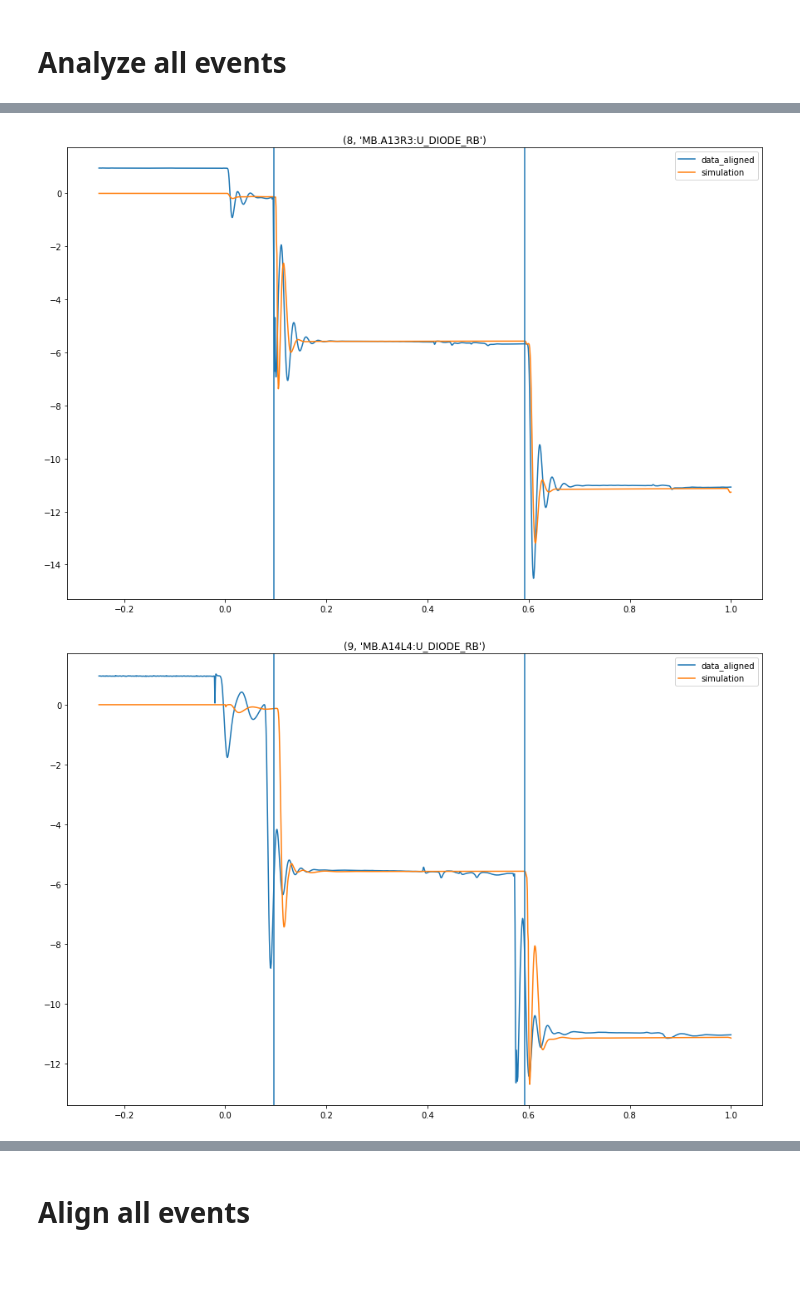
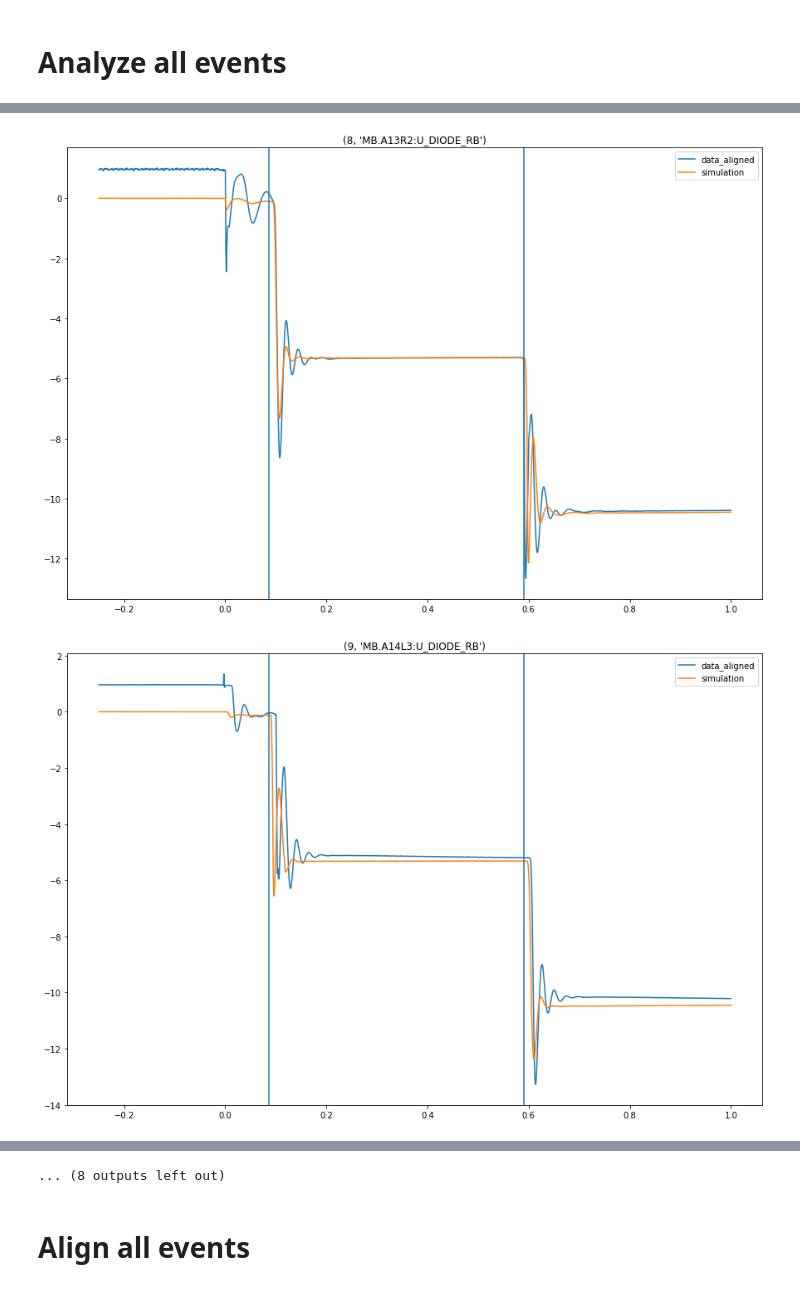
Before and after one commit to cobermai/lhc_anomaly_detection, a Jupyter notebook: notebooks/RB_FPA_analysis_prim_quench.ipynb, the cells around one changed output, grey strips where cells are left out. Cells and saved outputs as stored; diff of their text form; code cells hidden in the pictures.

```diff
--- a/notebooks/RB_FPA_analysis_prim_quench.ipynb
+++ b/notebooks/RB_FPA_analysis_prim_quench.ipynb
@@ -75,7 +118,7 @@ len(df_to_analyze)
 # %% [markdown]
 # Analyze all events
 # %%
-fpa_identifier = "RB_RB.A34_1618378572280000000"
+fpa_identifier = "RB_RB.A23_1620654787440000000"
 circuit_name = fpa_identifier.split("_")[1]
 timestamp_fgc = int(fpa_identifier.split("_")[2])
 
@@ -108,6 +151,7 @@ df_data_noq = df_data_noq.drop(df_data_noq.columns[~(-1>df_data_noq.mean()) & (-
 # align
 t_first_extraction = min(float(mp3_fpa_df_subset['Delta_t(EE_odd-PIC)'].values[0]) / 1000,
                          float(mp3_fpa_df_subset['Delta_t(EE_even-PIC)'].values[0]) / 1000)
+t_first_extraction = get_u_diode_data_alignment_timestamps(df_sim_noq)
 df_data_aligned = align_u_diode_data(df_data_noq.copy(), t_first_extraction)
 
 # cut out time frame to analyze, [-0.25, 1] is 1336 samples
@@ -184,6 +228,6 @@ for c in df_data_aligned.columns:
     plt.axvline(x=ee_even)
 
     i+=1
-    if i > 10:
+    if i > 20:
         break
 # %% [output]
@@ -197,2 +241,2 @@ for c in df_data_aligned.columns:
-[figure, old version]
+[figure, new version]
-[figure, old version]
+[figure, new version]
@@ -200,3 +246,4 @@ for c in df_data_aligned.columns:
+... (8 outputs left out)
 # %% [markdown]
 # Align all events
 # %%
```
Also changed, not shown: parts of 6 cells of this notebook, 6 other files.
